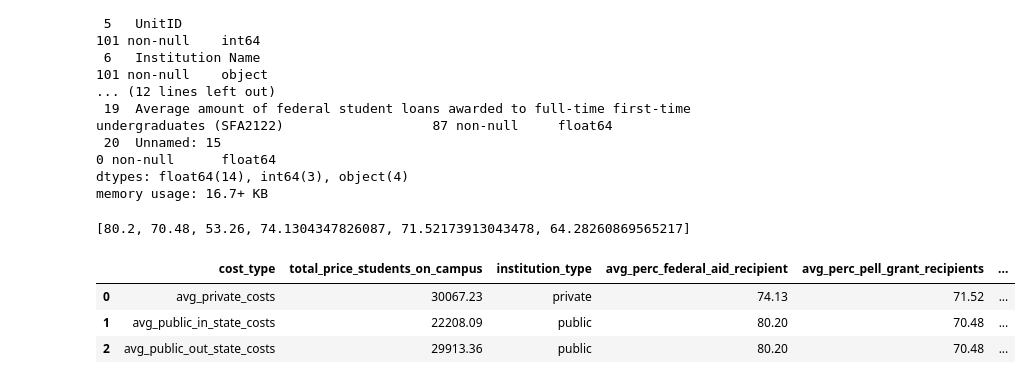
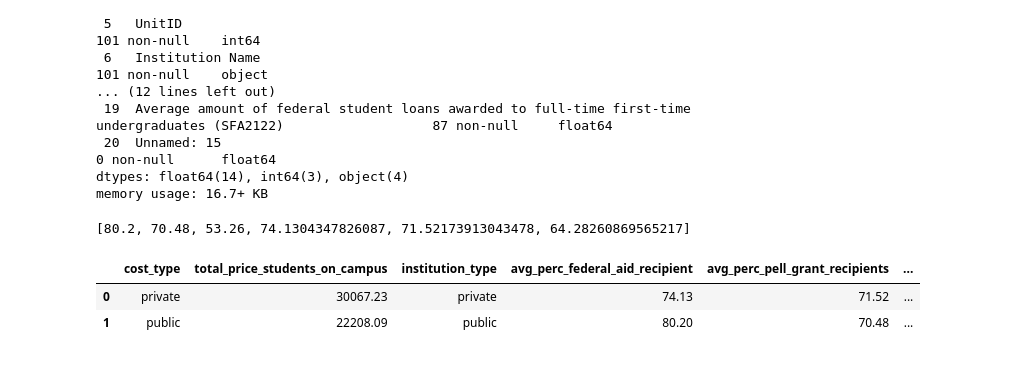
Before and after one commit to mhm516/HBCU_Analysis_Capstone, a Jupyter notebook: notebook/school_stats.ipynb, the cells around one changed output. Cells and saved outputs as stored; diff of their text form; code cells hidden in the pictures.

```diff
--- a/notebook/school_stats.ipynb
+++ b/notebook/school_stats.ipynb
@@ -1057,13 +1063,12 @@ aid_list
 # %% [output]
 [80.2, 70.48, 53.26, 74.1304347826087, 71.52173913043478, 64.28260869565217]
 # %%
-costs2 = [['avg_private_costs', 30067.23, 'private', 74.13, 71.52, 64.28], ['avg_public_in_state_costs', 22208.09, 'public', 80.2, 70.48, 53.26],
-          ['avg_public_out_state_costs', 29913.36, 'public', 80.2, 70.48, 53.26]]
+costs2 = [['private', 30067.23, 'private', 74.13, 71.52, 64.28], ['public', 22208.09, 'public', 80.2, 70.48, 53.26]]
+
 
 costs_df2 = pd.DataFrame(costs2, columns=['cost_type', 'total_price_students_on_campus', 'institution_type','avg_perc_federal_aid_recipient', 'avg_perc_pell_grant_recipients','avg_perc_federal_loan_recipients'])
 costs_df2
 # %% [output]
 |  | cost_type | total_price_students_on_campus | institution_type | avg_perc_federal_aid_recipient | avg_perc_pell_grant_recipients | ... |
-| 0 | avg_private_costs | 30067.23 | private | 74.13 | 71.52 | ... |
-| 1 | avg_public_in_state_costs | 22208.09 | public | 80.20 | 70.48 | ... |
-| 2 | avg_public_out_state_costs | 29913.36 | public | 80.20 | 70.48 | ... |
+| 0 | private | 30067.23 | private | 74.13 | 71.52 | ... |
+| 1 | public | 22208.09 | public | 80.20 | 70.48 | ... |
```
Also changed, not shown: parts of 14 cells of this notebook.
